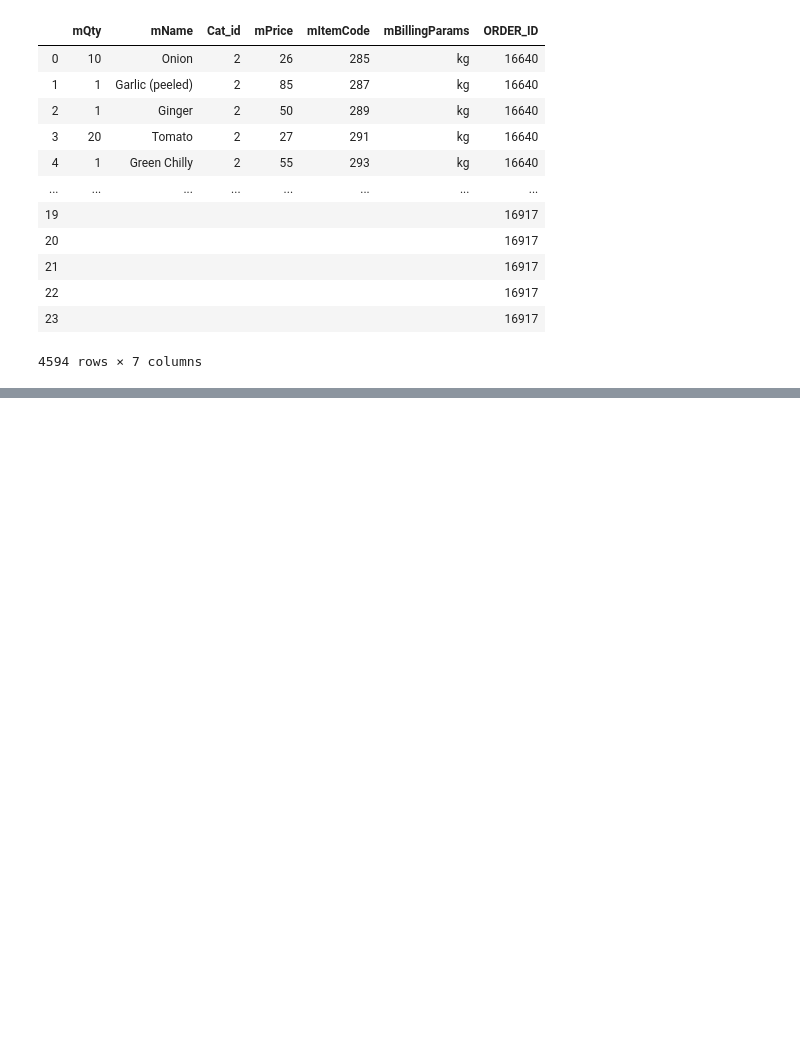
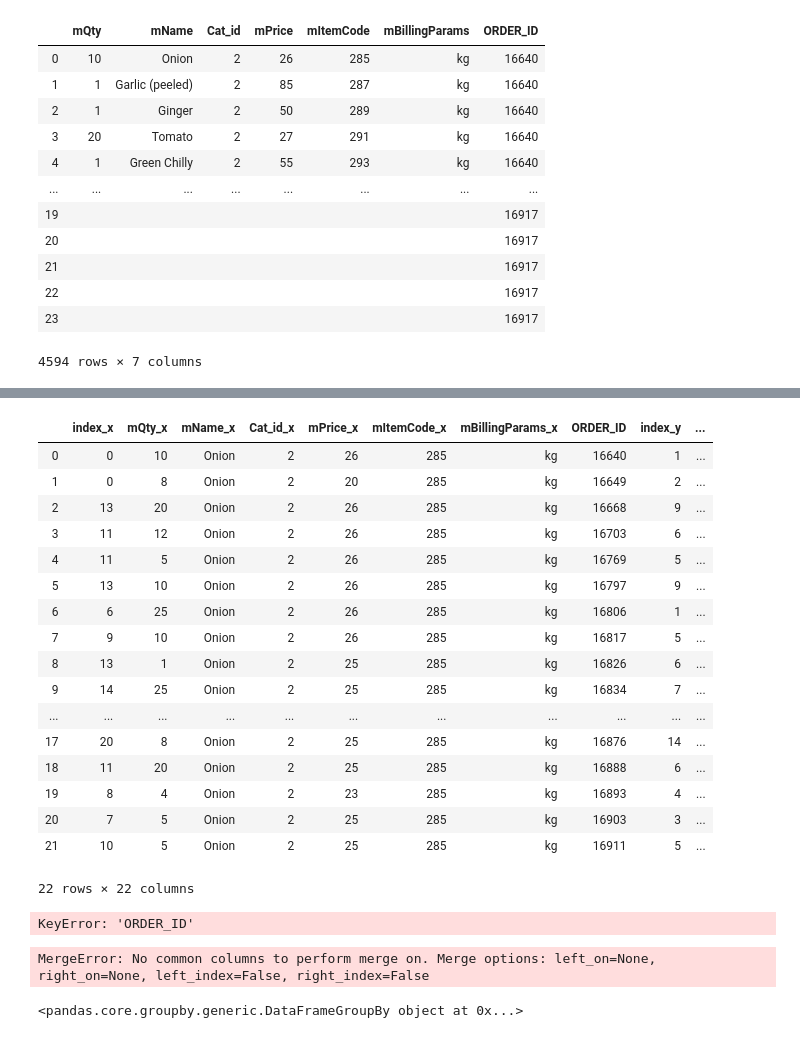
Before and after one commit to somya-create/Restaurants_Orders, a Jupyter notebook: New_delivered.ipynb, the cells around one changed output, grey strips where cells are left out. Cells and saved outputs as stored; diff of their text form; code cells hidden in the pictures; blank space fills up the shorter version.

Commit message:
Items separated in different dataframes , grouped according to item name,yet to combine table

```diff
--- a/New_delivered.ipynb
+++ b/New_delivered.ipynb
@@ -279,0 +151,3 @@ table
+# %%
+order_delivered.reset_index(inplace=True)
+order_delivered
@@ -279,0 +199,12 @@ table
+# %%
+items=list(order_delivered.mName.unique())
+# %%
+DF_list= list()
+grp =order_delivered.groupby('mName')
+for i in range(103):
+    new=grp.get_group(items[i])
+    print(new)
+    print(type(new))
+    DF_list.append(new)
+ #   baby=baby.drop(['Cat_id','index'],1)
+ #   baby=baby.rename(columns = {'mItemCode':'Baby_Corn_Code','mQty':'corn_mQty','mPrice':'corn_mPrice','mBillingParams':'corn_mBillingParams'})
@@ -279,0 +277,42 @@ table
+# %%
+table=pd.merge(DF_list[0],DF_list[1],on='ORDER_ID')
+# %%
+table1=pd.merge(table,DF_list[2],on='ORDER_ID')
+table1
+# %% [output]
+|  | index_x | mQty_x | mName_x | Cat_id_x | mPrice_x | mItemCode_x | mBillingParams_x | ORDER_ID | index_y | ... |
+| 0 | 0 | 10 | Onion | 2 | 26 | 285 | kg | 16640 | 1 | ... |
+| 1 | 0 | 8 | Onion | 2 | 20 | 285 | kg | 16649 | 2 | ... |
+| 2 | 13 | 20 | Onion | 2 | 26 | 285 | kg | 16668 | 9 | ... |
+| 3 | 11 | 12 | Onion | 2 | 26 | 285 | kg | 16703 | 6 | ... |
+| 4 | 11 | 5 | Onion | 2 | 26 | 285 | kg | 16769 | 5 | ... |
+| 5 | 13 | 10 | Onion | 2 | 26 | 285 | kg | 16797 | 9 | ... |
+| 6 | 6 | 25 | Onion | 2 | 26 | 285 | kg | 16806 | 1 | ... |
+| 7 | 9 | 10 | Onion | 2 | 26 | 285 | kg | 16817 | 5 | ... |
+| 8 | 13 | 1 | Onion | 2 | 25 | 285 | kg | 16826 | 6 | ... |
+| 9 | 14 | 25 | Onion | 2 | 25 | 285 | kg | 16834 | 7 | ... |
+| ... | ... | ... | ... | ... | ... | ... | ... | ... | ... | ... |
+| 17 | 20 | 8 | Onion | 2 | 25 | 285 | kg | 16876 | 14 | ... |
+| 18 | 11 | 20 | Onion | 2 | 25 | 285 | kg | 16888 | 6 | ... |
+| 19 | 8 | 4 | Onion | 2 | 23 | 285 | kg | 16893 | 4 | ... |
+| 20 | 7 | 5 | Onion | 2 | 25 | 285 | kg | 16903 | 3 | ... |
+| 21 | 10 | 5 | Onion | 2 | 25 | 285 | kg | 16911 | 5 | ... |
+22 rows × 22 columns
+# %%
+table=pd.DataFrame()
+item=""
+for i in range(0,len(DF_list)):
+    lst=list(DF_list[i]["mName"])
+    item=lst[0]
+   # print(item)
+    table= pd.merge(table,(DF_list[i]), on='ORDER_ID')
+# %% [output]
+KeyError: 'ORDER_ID'
+# %%
+full= pd.DataFrame()
+for i in range(0,len(DF_list)):
+    #full = pd.merge(full, DF_list[i], on='ORDER_ID')
+    #full = pd.concat([full,df_converted])
+    full=full.merge(DF_list[i],)
+# %% [output]
+MergeError: No common columns to perform merge on. Merge options: left_on=None, right_on=None, left_index=False, right_index=False
@@ -279,0 +323,4 @@ table
+# %%
+print(grp)
+# %% [output]
+<pandas.core.groupby.generic.DataFrameGroupBy object at 0x...>
```
Also changed, not shown: parts of 42 cells of this notebook.
